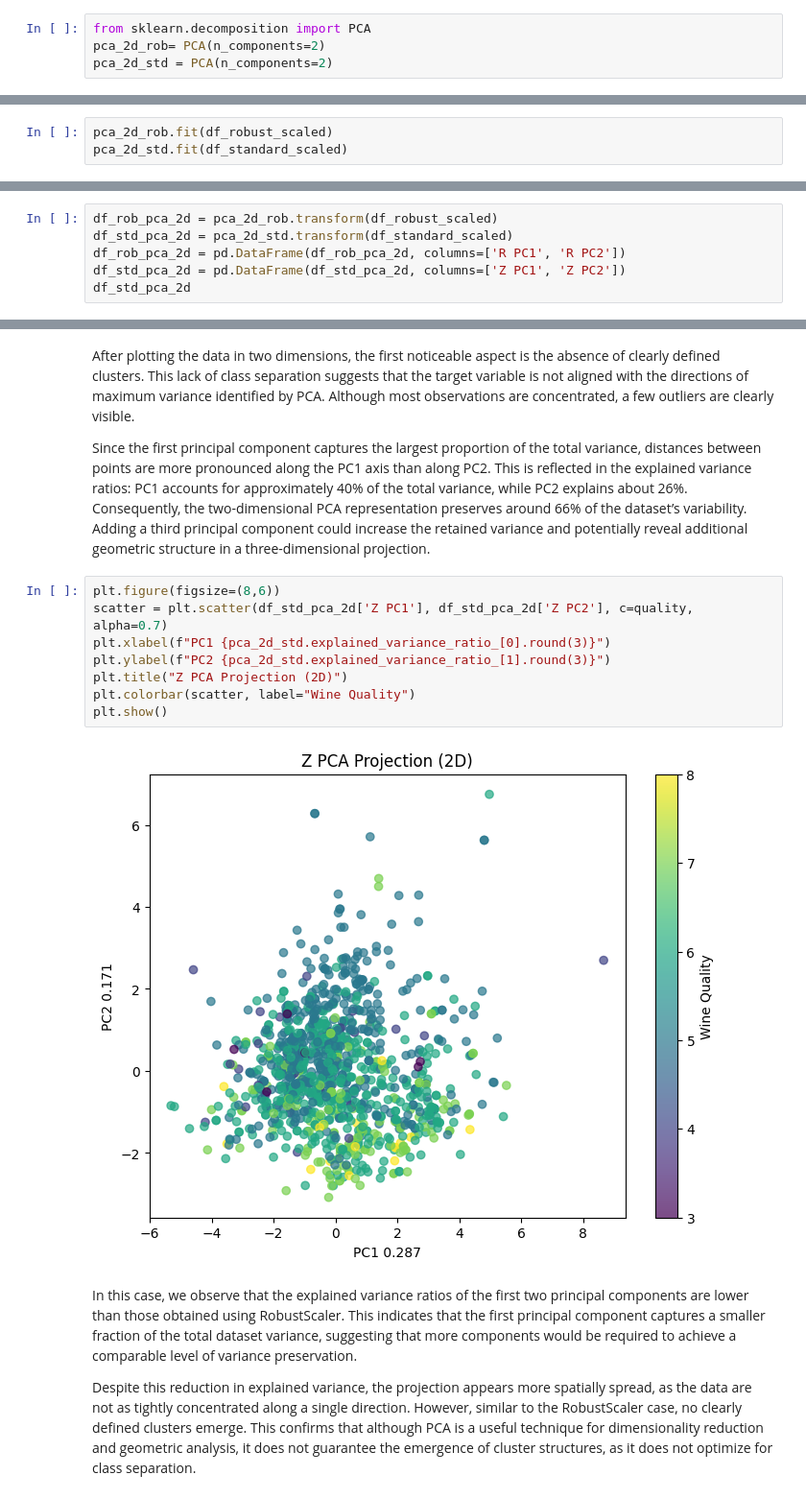
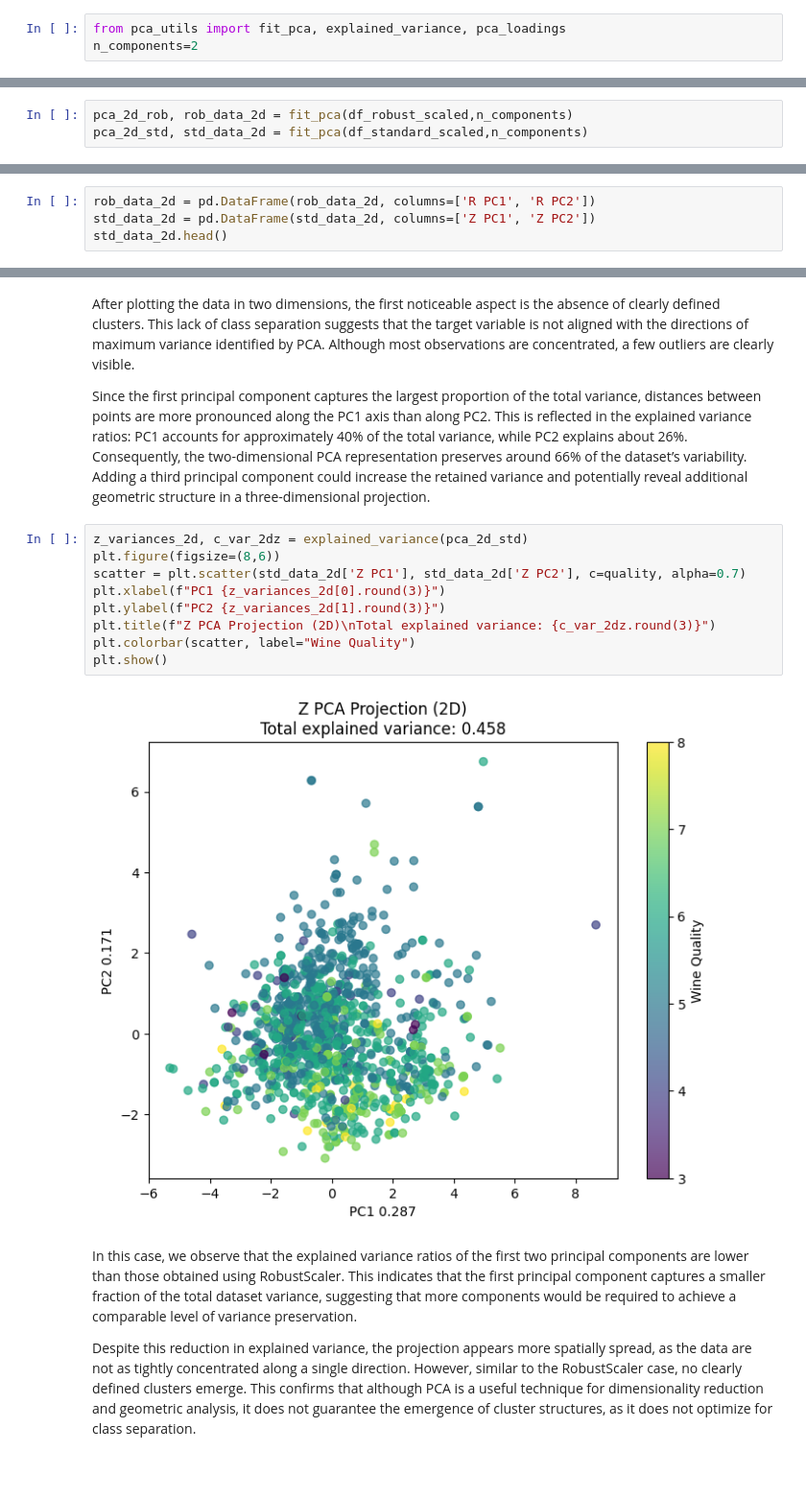
Before and after one commit to Leop-SR/Intrinsic-vs-Projected-Neighbors, a Jupyter notebook: notebooks/03_pca_geometry.ipynb, the cells around one changed output, grey strips where cells are left out. Shown at 96% size. Cells and saved outputs as stored; diff of their text form; blank space fills up the shorter version.

```diff
--- a/notebooks/03_pca_geometry.ipynb
+++ b/notebooks/03_pca_geometry.ipynb
@@ -21,9 +23,8 @@ Before applying PCA, the target variable (quality) was separated from the datase
 # %%
-from sklearn.decomposition import PCA
-pca_2d_rob= PCA(n_components=2)
-pca_2d_std = PCA(n_components=2)
+from pca_utils import fit_pca, explained_variance, pca_loadings
+n_components=2
 # %% [markdown]
 To analyze the geometric behavior or PCA, we define first a PCA transformation with two principal components. This allow us to study how the original feature space is projected onto a lower-dimensional orthogonal subespace.
 # %%
-pca_2d_rob.fit(df_robust_scaled)
-pca_2d_std.fit(df_standard_scaled)
+pca_2d_rob, rob_data_2d = fit_pca(df_robust_scaled,n_components)
+pca_2d_std, std_data_2d = fit_pca(df_standard_scaled,n_components)
@@ -32,11 +31,9 @@ PCA(n_components=2)
 # %% [markdown]
 The PCA model is fitted using the scaled feature matrix. During this step, PCA identifies the orthogonal directions in the feature space that maximize the variance, defining a new ortonormal basis onto which the data will later be projected
 # %%
-df_rob_pca_2d = pca_2d_rob.transform(df_robust_scaled)
-df_std_pca_2d = pca_2d_std.transform(df_standard_scaled)
-df_rob_pca_2d = pd.DataFrame(df_rob_pca_2d, columns=['R PC1', 'R PC2'])
-df_std_pca_2d = pd.DataFrame(df_std_pca_2d, columns=['Z PC1', 'Z PC2'])
-df_std_pca_2d
+rob_data_2d = pd.DataFrame(rob_data_2d, columns=['R PC1', 'R PC2'])
+std_data_2d = pd.DataFrame(std_data_2d, columns=['Z PC1', 'Z PC2'])
+std_data_2d.head()
 # %% [output]
 |  | Z PC1 | Z PC2 |
 | 0 | -1.560862 | 0.444697 |
@@ -122,15 +98,16 @@ After plotting the data in two dimensions, the first noticeable aspect is the ab
 
 Since the first principal component captures the largest proportion of the total variance, distances between points are more pronounced along the PC1 axis than along PC2. This is reflected in the explained variance ratios: PC1 accounts for approximately 40% of the total variance, while PC2 explains about 26%. Consequently, the two-dimensional PCA representation preserves around 66% of the dataset’s variability. Adding a third principal component could increase the retained variance and potentially reveal additional geometric structure in a three-dimensional projection.
 # %%
+z_variances_2d, c_var_2dz = explained_variance(pca_2d_std)
 plt.figure(figsize=(8,6))
-scatter = plt.scatter(df_std_pca_2d['Z PC1'], df_std_pca_2d['Z PC2'], c=quality, alpha=0.7)
-plt.xlabel(f"PC1 {pca_2d_std.explained_variance_ratio_[0].round(3)}")
-plt.ylabel(f"PC2 {pca_2d_std.explained_variance_ratio_[1].round(3)}")
-plt.title("Z PCA Projection (2D)")
+scatter = plt.scatter(std_data_2d['Z PC1'], std_data_2d['Z PC2'], c=quality, alpha=0.7)
+plt.xlabel(f"PC1 {z_variances_2d[0].round(3)}")
+plt.ylabel(f"PC2 {z_variances_2d[1].round(3)}")
+plt.title(f"Z PCA Projection (2D)\nTotal explained variance: {c_var_2dz.round(3)}")
 plt.colorbar(scatter, label="Wine Quality")
 plt.show()
 # %% [output]
-[figure, old version]
+[figure, new version]
 # %% [markdown]
 In this case, we observe that the explained variance ratios of the first two principal components are lower than those obtained using RobustScaler. This indicates that the first principal component captures a smaller fraction of the total dataset variance, suggesting that more components would be required to achieve a comparable level of variance preservation.
 
```
Also changed, not shown: parts of 18 cells of this notebook, 1 other file.
